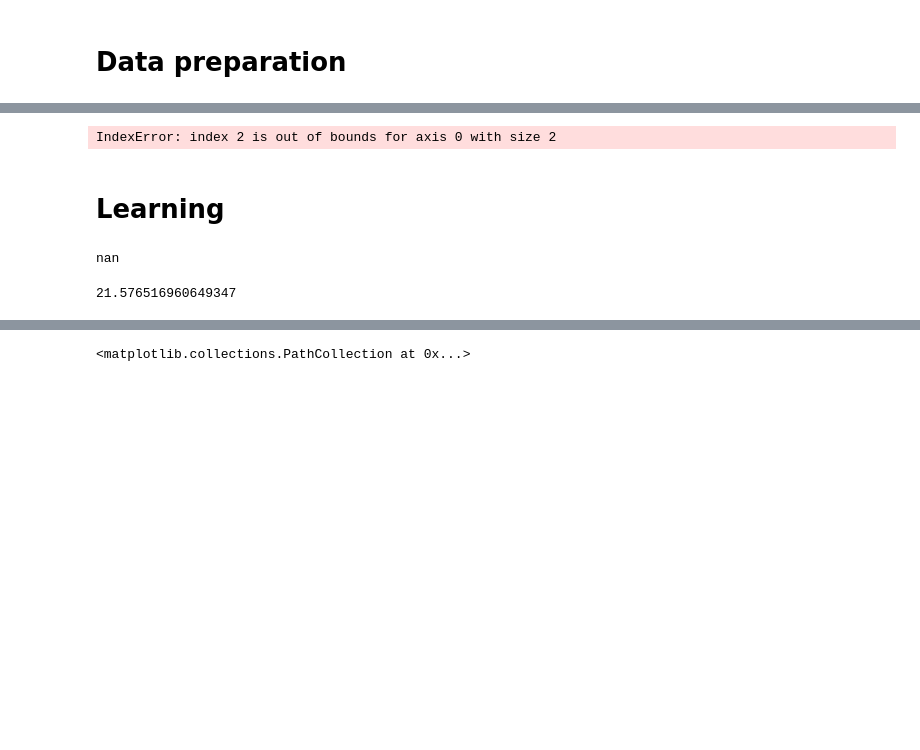
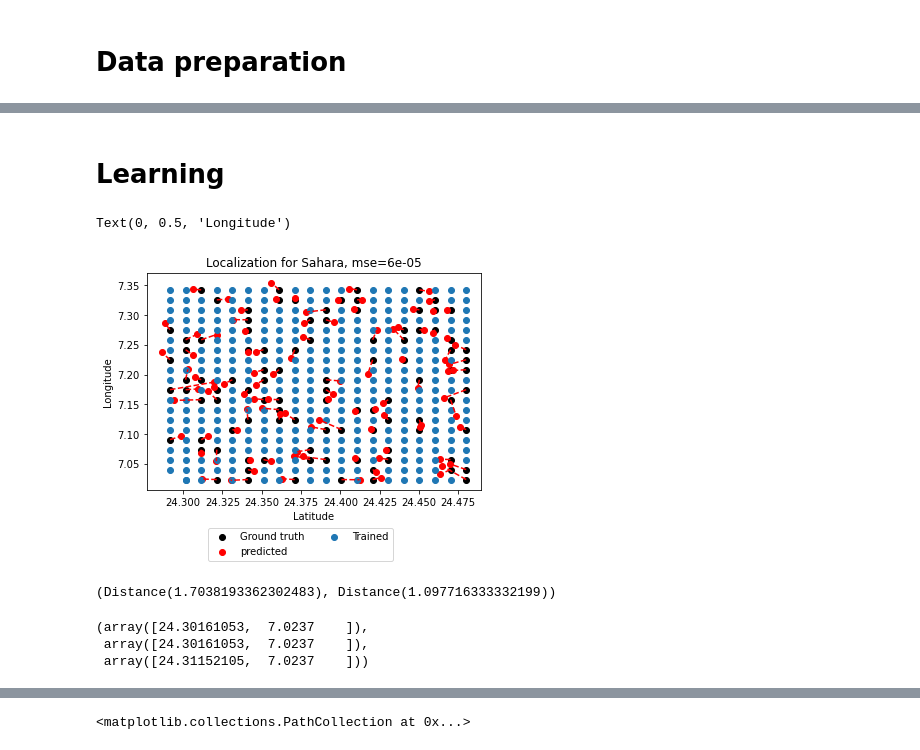
Before and after one commit to ukunliu/WSN_simulation, a Jupyter notebook: Simulation/main.ipynb, the cells around one changed output, grey strips where cells are left out. Cells and saved outputs as stored; diff of their text form; code cells hidden in the pictures; blank space fills up the shorter version.

```diff
--- a/Simulation/main.ipynb
+++ b/Simulation/main.ipynb
@@ -174,2 +155,0 @@ for i in x_pre:
-# %%
-X = np.array(x_pre)
@@ -221,7 +156,3 @@ def input_formatting(X, max_reflection, mode='cov'):
-# %%
-input_formatting(cir_profile, max_reflection)
-# %% [output]
-IndexError: index 2 is out of bounds for axis 0 with size 2
 # %% [markdown]
 # Learning
 # %%
@@ -232,15 +163,17 @@ from sklearn.model_selection import train_test_split
 import xgboost as xgb
 from sklearn.multioutput import MultiOutputRegressor
 from sklearn.preprocessing import StandardScaler
-# %%
-np.max(X)
-# %% [output]
-nan
 # %%
 scaler = StandardScaler()
 X_scaled = scaler.fit_transform(X)
 
+Y = meta_data['sahara_cell'][0][0]['tx'].T # lat, lon
+# Y[0, :], Y[1, :] = Y[1, :], Y[0, :] # change the order of lat and lon increases the accuracy (lon, lat)
 x_train, x_test, y_train, y_test = train_test_split(X_scaled, Y, train_size=.75)
 xgb_reg = xgb.XGBRegressor(n_estimators=100, max_depth=1000, eta=0.1, subsample=0.7, colsample_bytree=0.8)
 # xgb_reg = xgb.XGBRegressor()
 model = MultiOutputRegressor(xgb_reg)
+
+_ = model.fit(x_train, y_train)
+y_pred = model.predict(x_test)
+mse = mean_squared_error(y_test, y_pred)
@@ -249,5 +180,25 @@ _ = model.fit(x_train, y_train)
-# %%
-y_pred = model.predict(x_test)
-mean_squared_error(y_test, y_pred)
-# %% [output]
-21.576516960649347
+# %%
+fig, ax = plt.subplots()
+
+ax.scatter(y_test[:, 0], y_test[:, 1], color='k', label='Ground truth')
+ax.plot([y_test.T[0, :], y_pred.T[0, :]], [y_test.T[1, :], y_pred.T[1, :]], '--', c='r')
+ax.scatter(y_pred[:, 0], y_pred[:,1], color='r', label='predicted')
+ax.scatter(y_train[:, 0], y_train[:, 1], label='Trained')
+ax.set_title(f'Localization for Sahara, mse={round(mse,5)}')
+# ax.legend(loc='best')
+ax.legend(ncol=2, bbox_to_anchor=(.75, -.15))
+ax.set_xlabel('Latitude')
+ax.set_ylabel('Longitude')
+# %% [output]
+Text(0, 0.5, 'Longitude')
+[figure, added]
+# %%
+geodesic(Y[1, :], Y[21, :]), geodesic(Y[1, :], Y[2, :])
+# %% [output]
+(Distance(1.7038193362302483), Distance(1.097716333332199))
+# %%
+Y[0], Y[1], Y[2]
+# %% [output]
+(array([24.30161053,  7.0237    ]),
+ array([24.30161053,  7.0237    ]),
+ array([24.31152105,  7.0237    ]))
```
Also changed, not shown: parts of 24 cells of this notebook, 7 other files.
